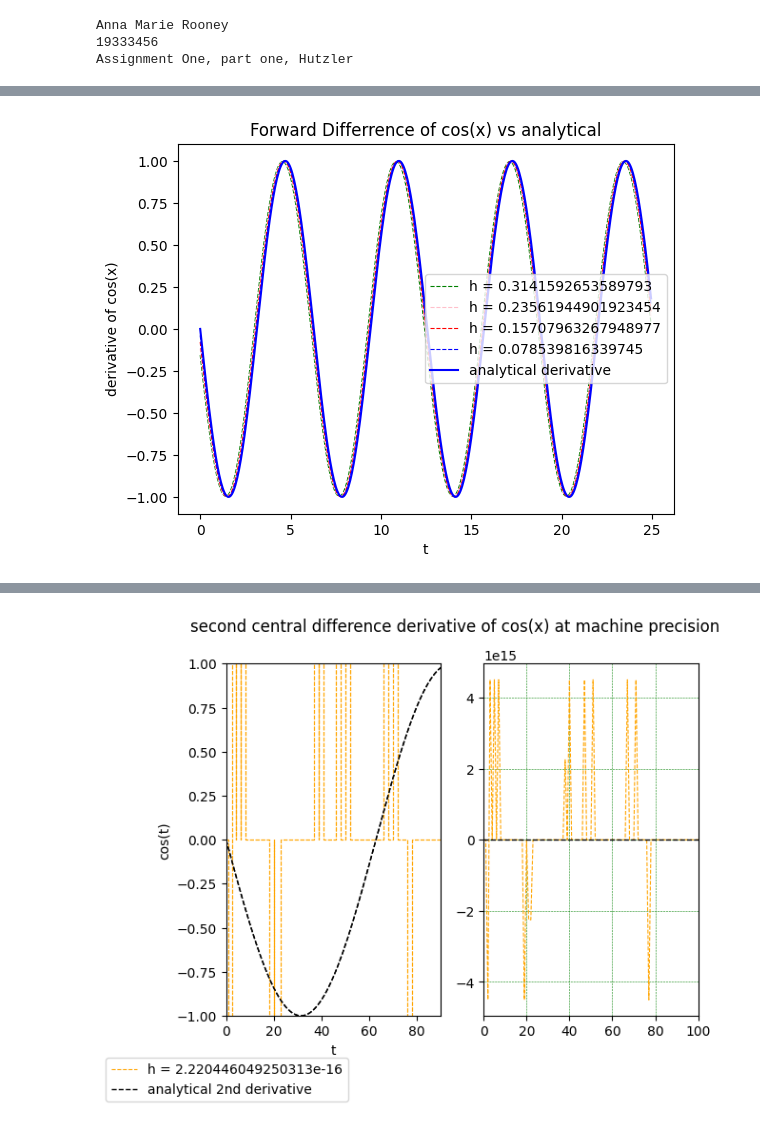
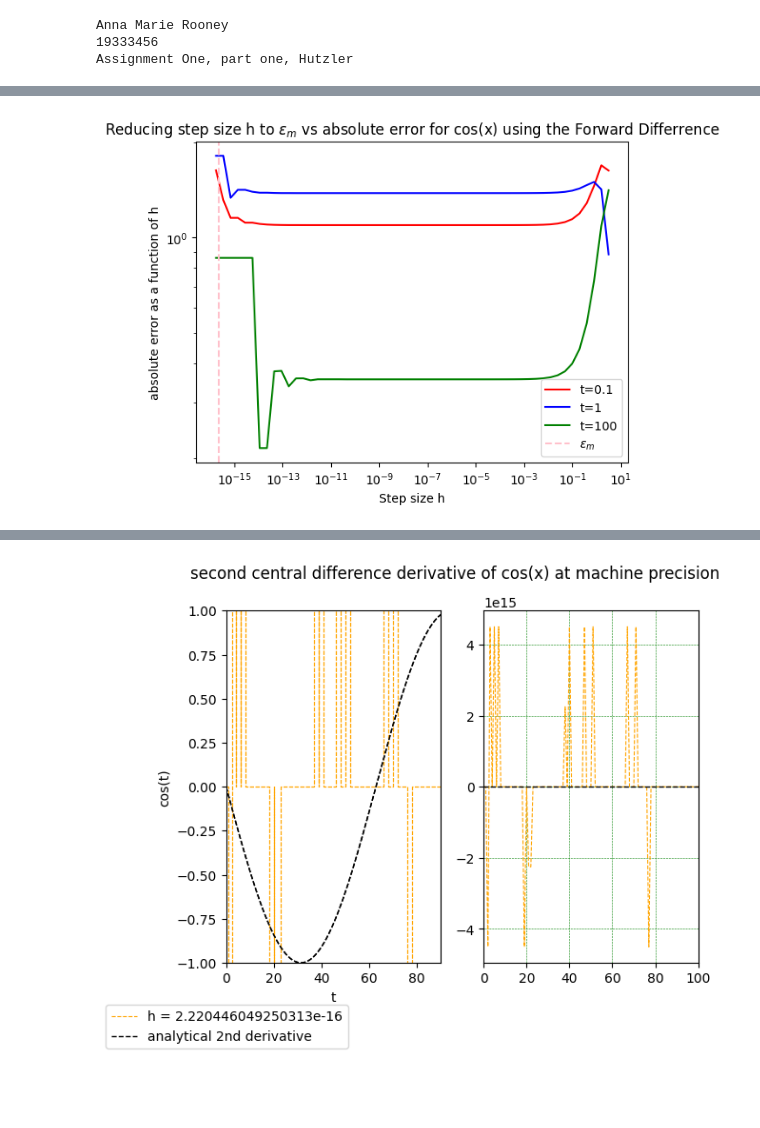
Before and after one commit to arir2001/Computer-Simulations-Assignment-One, a Jupyter notebook: 1.4.1_a_derivatives_and_error.ipynb, the cells around one changed output, grey strips where cells are left out. Cells and saved outputs as stored; diff of their text form; code cells hidden in the pictures; blank space fills up the shorter version.

Commit message:
changes to plot and readme added.

```diff
--- a/1.4.1_a_derivatives_and_error.ipynb
+++ b/1.4.1_a_derivatives_and_error.ipynb
@@ -83,4 +87,6 @@ def logdif(func, t, h):
         return np.log10(difference)  #take log 10 if positive
     else:
         return np.nan  #return nan if the difference is negative or 0 to avoid log errors
+
+plot_files = []
 # %%
@@ -116,12 +137,15 @@ results = {
 N = 1000
 tlist= (0.1, 1, 100)
 
+# Select t = 0.1 for plotting
+selected_t = 0.1
+
 pathdir = '1.4.1a_plots/'
 if not os.path.exists(pathdir):
     os.makedirs(pathdir)
 
 float_epsilon = np.finfo(float).eps
-
+colors=["red", "blue", "green", "orange", "yellow"]
 
 for k in range(3): #controlling the method used
     f = fu[k]
@@ -182,9 +206,10 @@ for k in range(3): #controlling the method used
             save_path = os.path.join(pathdir, fr"{funame[k]}derivatives{name[z]}{m}.png")
             plt.savefig(save_path)  #save the figure as a .png file
             #print(f"Plot saved to: {save_path}")
+            plot_files.append(save_path)
 
             #show the plot
-            plt.show()
+            #plt.show()
 
             #clear figure so plots dont overlap.
             plt.clf()
@@ -202,26 +227,68 @@ for k in range(3): #controlling the method used
                     dlist.append(j)
                     hslist.append(hh)
                     if hh < float_epsilon or np.isnan(h):
-                        #print('h has reached', h, 'plots now being made. ')
-                        plt.loglog(hslist, dlist, label=fr"Absolute Error as a function of reducing step size h", color='red')
-                        plt.title(fr"Reducing step size h to $\epsilon_m$ vs absolute error at t={tt} for {name[z]}\n Using the method {funame[k]}")
-                        plt.ylabel(fr"absolute error as a function of h")
-                        plt.xlabel("Step size h")
-                        plt.axvline(x=float_epsilon, color='pink', linestyle='--', label=r'$\epsilon_{m}$')
-                        plt.legend()
+                        break
+                #print('h has reached', h, 'plots now being made. ')
+                plt.loglog(hslist, dlist, label=fr"t={tt}", color=colors[r])
+                plt.title(fr"Reducing step size h to $\epsilon_m$ vs absolute error for {name[z]} using the {funame[k]}")
+                plt.ylabel(fr"absolute error as a function of h")
+                plt.xlabel("Step size h")
+            plt.axvline(x=float_epsilon, color='pink', linestyle='--', label=r'$\epsilon_{m}$')
+            plt.legend()
 
-                        #SAVE the plot to the directory
-                        pathdir = '1.4.1a_plots/absolute_errors'
-                        if not os.path.exists(pathdir):
-                            os.makedirs(pathdir)
-                        save_path = os.path.join(pathdir, f"difference_with_{tt}_for_{name[z]}.png")
-                        plt.savefig(save_path)  #save the figure as a .png file
-                        #print(f"Plot saved to: {save_path}")
+            #SAVE the plot to the directory
+            pathdir = '1.4.1a_plots/absolute_errors'
+            if not os.path.exists(pathdir):
+                os.makedirs(pathdir)
+            save_path = os.path.join(pathdir, f"difference_with_{tt}_for_{name[z]}{funame[k]}.png")
+            plt.savefig(save_path)  #save the figure as a .png file
+            #print(f"Plot saved to: {save_path}")
+            plot_files.append(save_path)
 
-                        #show the plot
-                        plt.show()
+            #show the plot
+            plt.show()
 
-                        #clear figure so plots dont overlap.
-                        plt.clf()
-                        break
+            #clear figure so plots dont overlap.
+            plt.clf()
+
+
+
+        # Loop over methods and plot the error for t = 0.1 on the same plot
+        for k in range(3):  # Loop over numerical methods
+            f = fu[k]
+            hh = 2 * np.pi
+            dlist = []
+            hslist = []
+
+            # Iteratively reduce step size and calculate error
+            for n in range(1000):  # Use a reasonable limit to prevent infinite loop
+                hh = hh / 2
+                error = dif(f, func, selected_t, hh)
+                dlist.append(error)
+                hslist.append(hh)
+
+                if hh < float_epsilon or np.isnan(hh):  # Stop if h gets too small
+                    break
+
+            # Plot the error vs step size h for the current method
+            plt.loglog(hslist, dlist, label=fr"{funame[k]}", color=colors[k])
+
+        # Plot settings
+        plt.title(fr"Absolute Error vs Step Size h for {name[z]} using Different Methods (t = {selected_t})")
+        plt.xlabel("Step size h")
+        plt.ylabel("Absolute Error")
+        plt.axvline(x=float_epsilon, color='pink', linestyle='--', label=r'$\epsilon_{m}$')  # Machine epsilon
+        plt.legend()
+
+        # Save the combined plot for each function
+        save_path = os.path.join(pathdir, f"absolute_error_combined_{name[z]}.png")
+        plt.savefig(save_path)  # Save the figure as a .png file
+        print(f"Plot saved to: {save_path}")
+        plot_files.append(save_path)
+
+        # Show the plot
+        plt.show()
+
+        # Clear figure for the next plot
+        plt.clf()
 # %% [output]
@@ -228 +298 @@ for k in range(3): #controlling the method used
-[figure, old version]
+[figure, new version]
```
Also changed, not shown: parts of 4 cells of this notebook, 15 other files.
